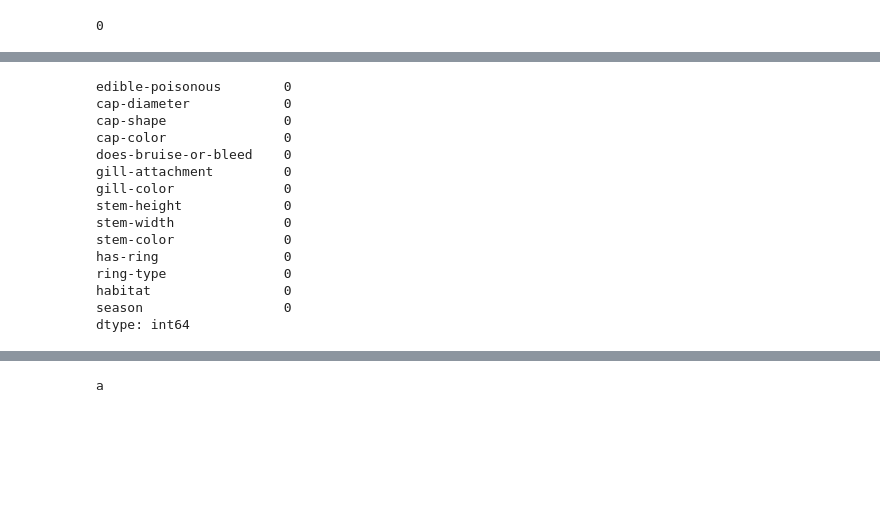
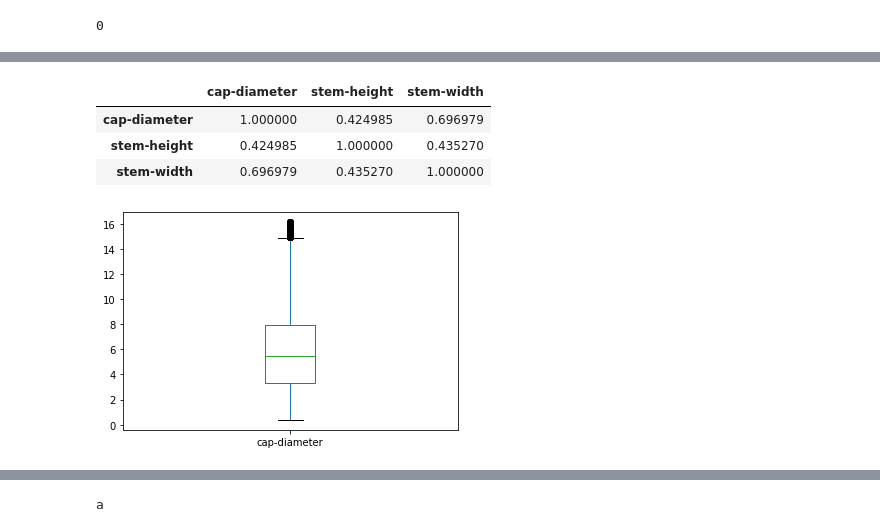
Before and after one commit to sarkar2527/DSAP, a Jupyter notebook: Hackathon.ipynb, the cells around one changed output, grey strips where cells are left out. Saved outputs shown, nothing was run; the diff lists cells and outputs as text; code cells hidden in the pictures; blank space fills up the shorter version.

```diff
--- a/Hackathon.ipynb
+++ b/Hackathon.ipynb
@@ -7,5 +7,5 @@ drive.mount('/content/drive')
 Drive already mounted at /content/drive; to attempt to forcibly remount, call drive.mount("/content/drive", force_remount=True).
 # %%
 import pandas as pd
-df=pd.read_csv("/content/drive/MyDrive/Hackathon/Participants_Data_THL/train.csv")
+df_raw=pd.read_csv("/content/drive/MyDrive/Hackathon/Participants_Data_THL/train.csv")
 # %%
@@ -89,18 +92,7 @@ df.shape
-# %%
-df.isna().sum()
-# %% [output]
-edible-poisonous        0
-cap-diameter            0
-cap-shape               0
-cap-color               0
-does-bruise-or-bleed    0
-gill-attachment         0
-gill-color              0
-stem-height             0
-stem-width              0
-stem-color              0
-has-ring                0
-ring-type               0
-habitat                 0
-season                  0
-dtype: int64
+# %%
+df.corr()
+# %% [output]
+|  | cap-diameter | stem-height | stem-width |
+| cap-diameter | 1.000000 | 0.424985 | 0.696979 |
+| stem-height | 0.424985 | 1.000000 | 0.435270 |
+| stem-width | 0.696979 | 0.435270 | 1.000000 |
@@ -106,0 +103,9 @@ dtype: int64
+# %%
+def plot_boxplot(df,ft):
+    df.boxplot(column=[ft])
+    plt.grid(False)
+    plt.show()
+# %%
+plot_boxplot(df_new, 'cap-diameter')
+# %% [output]
+[figure, added]
```
Also changed, not shown: parts of 45 cells of this notebook.
